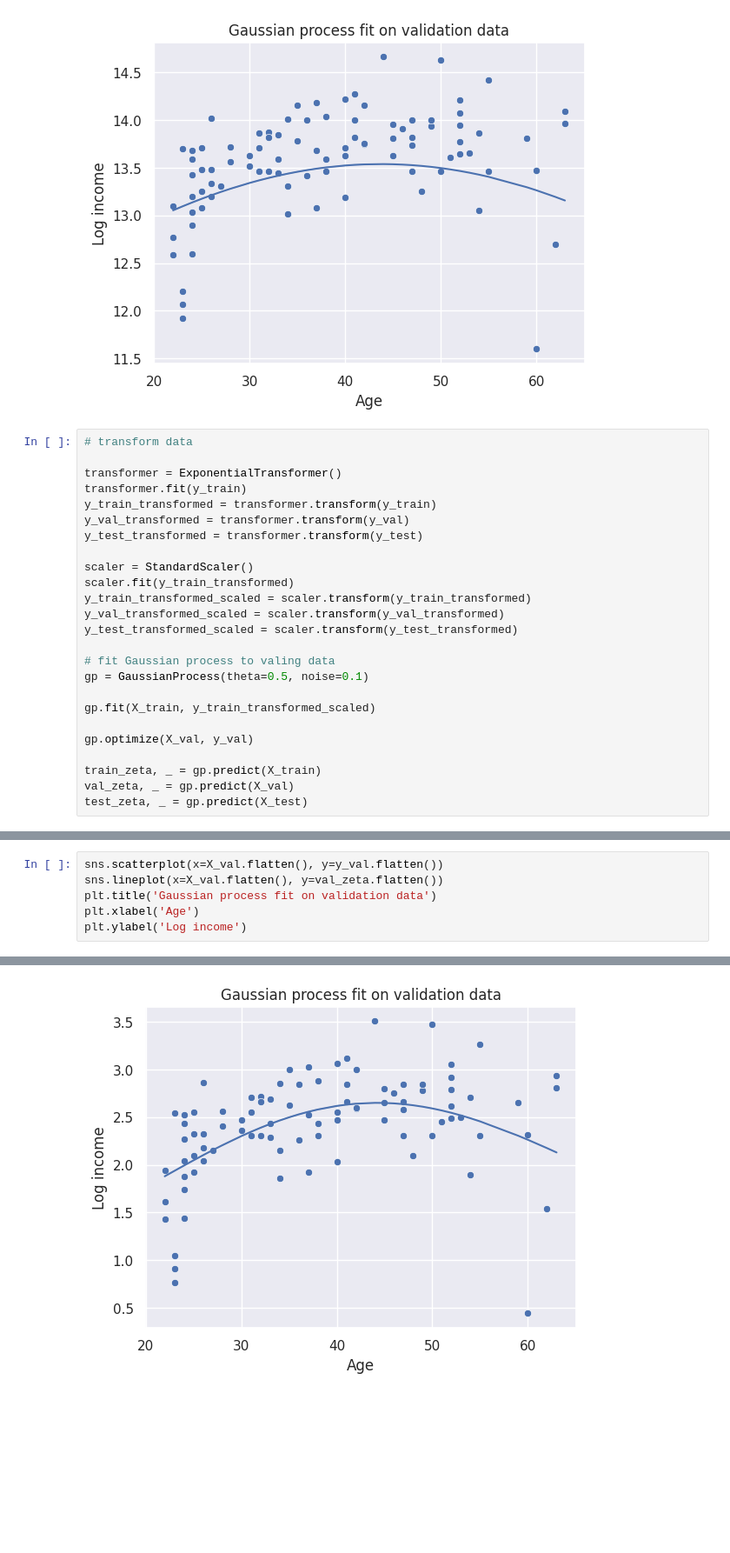
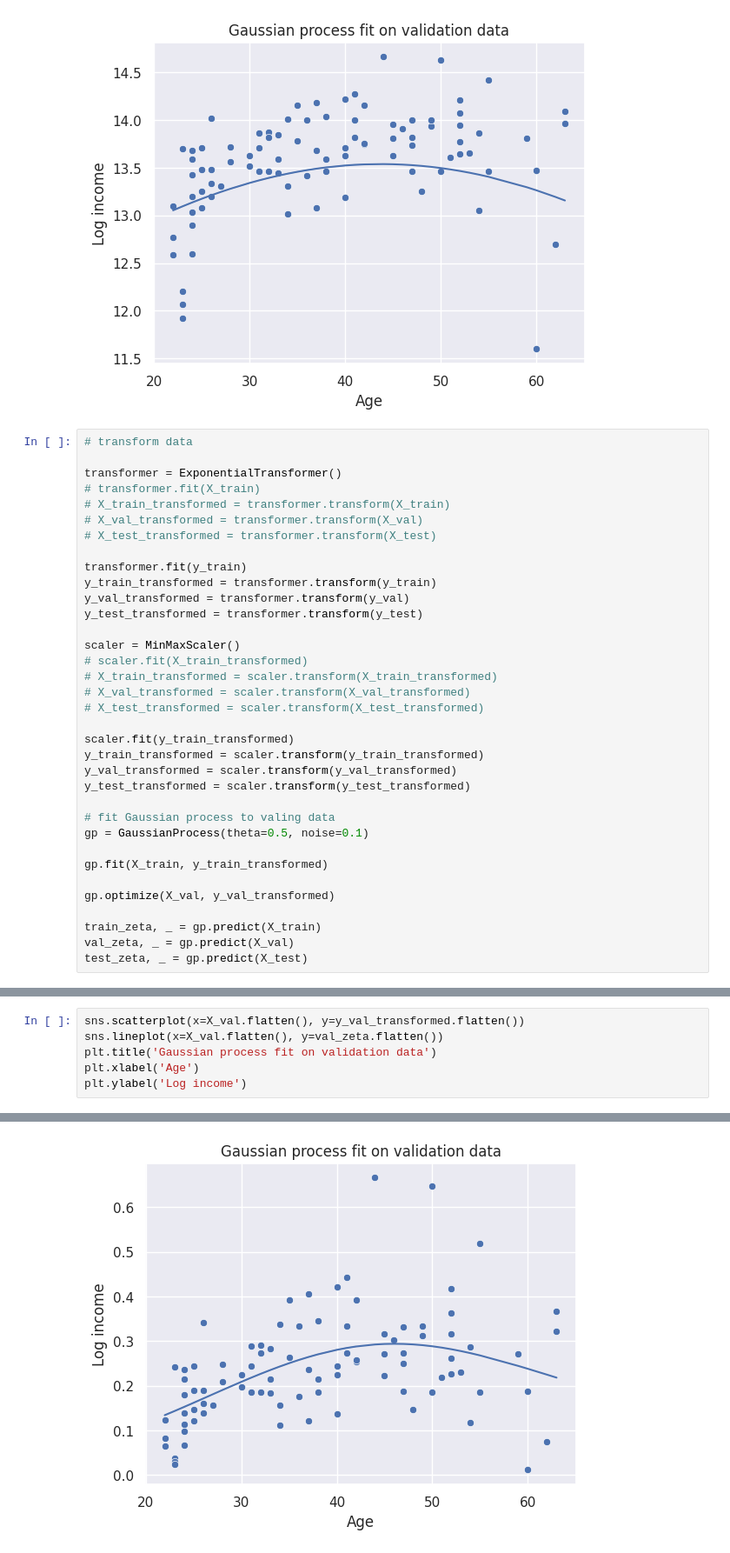
Before and after one commit to cmnemoi/GaussianProcess, a Jupyter notebook: modeling.ipynb, the cells around one changed output, grey strips where cells are left out. Shown at 87% size. Saved outputs shown, nothing was run; the diff lists cells and outputs as text; blank space fills up the shorter version.

Commit message:
actually apply correctly exp transformation

```diff
--- a/modeling.ipynb
+++ b/modeling.ipynb
@@ -63,23 +78,33 @@ Text(0, 0.5, 'Log income')
 # transform data
 
 transformer = ExponentialTransformer()
+# transformer.fit(X_train)
+# X_train_transformed = transformer.transform(X_train)
+# X_val_transformed = transformer.transform(X_val)
+# X_test_transformed = transformer.transform(X_test)
+
 transformer.fit(y_train)
 y_train_transformed = transformer.transform(y_train)
 y_val_transformed = transformer.transform(y_val)
 y_test_transformed = transformer.transform(y_test)
 
-scaler = StandardScaler()
+scaler = MinMaxScaler()
+# scaler.fit(X_train_transformed)
+# X_train_transformed = scaler.transform(X_train_transformed)
+# X_val_transformed = scaler.transform(X_val_transformed)
+# X_test_transformed = scaler.transform(X_test_transformed)
+
 scaler.fit(y_train_transformed)
-y_train_transformed_scaled = scaler.transform(y_train_transformed)
-y_val_transformed_scaled = scaler.transform(y_val_transformed)
-y_test_transformed_scaled = scaler.transform(y_test_transformed)
+y_train_transformed = scaler.transform(y_train_transformed)
+y_val_transformed = scaler.transform(y_val_transformed)
+y_test_transformed = scaler.transform(y_test_transformed)
 
 # fit Gaussian process to valing data
 gp = GaussianProcess(theta=0.5, noise=0.1)
 
-gp.fit(X_train, y_train_transformed_scaled)
+gp.fit(X_train, y_train_transformed)
 
-gp.optimize(X_val, y_val)
+gp.optimize(X_val, y_val_transformed)
 
 train_zeta, _ = gp.predict(X_train)
 val_zeta, _ = gp.predict(X_val)
@@ -96,9 +121,9 @@ Text(0, 0.5, 'Log income')
 # %%
-sns.scatterplot(x=X_val.flatten(), y=y_val.flatten())
+sns.scatterplot(x=X_val.flatten(), y=y_val_transformed.flatten())
 sns.lineplot(x=X_val.flatten(), y=val_zeta.flatten())
 plt.title('Gaussian process fit on validation data')
 plt.xlabel('Age')
 plt.ylabel('Log income')
 # %% [output]
 Text(0, 0.5, 'Log income')
-[figure, old version]
+[figure, new version]
```
Also changed, not shown: parts of 4 cells of this notebook.
